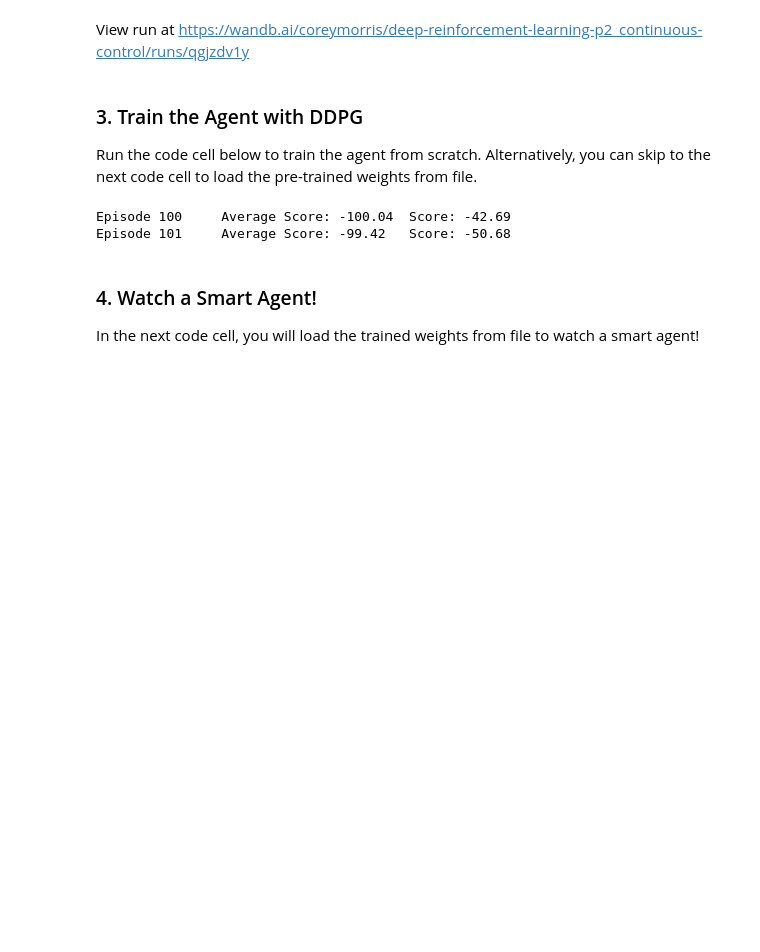
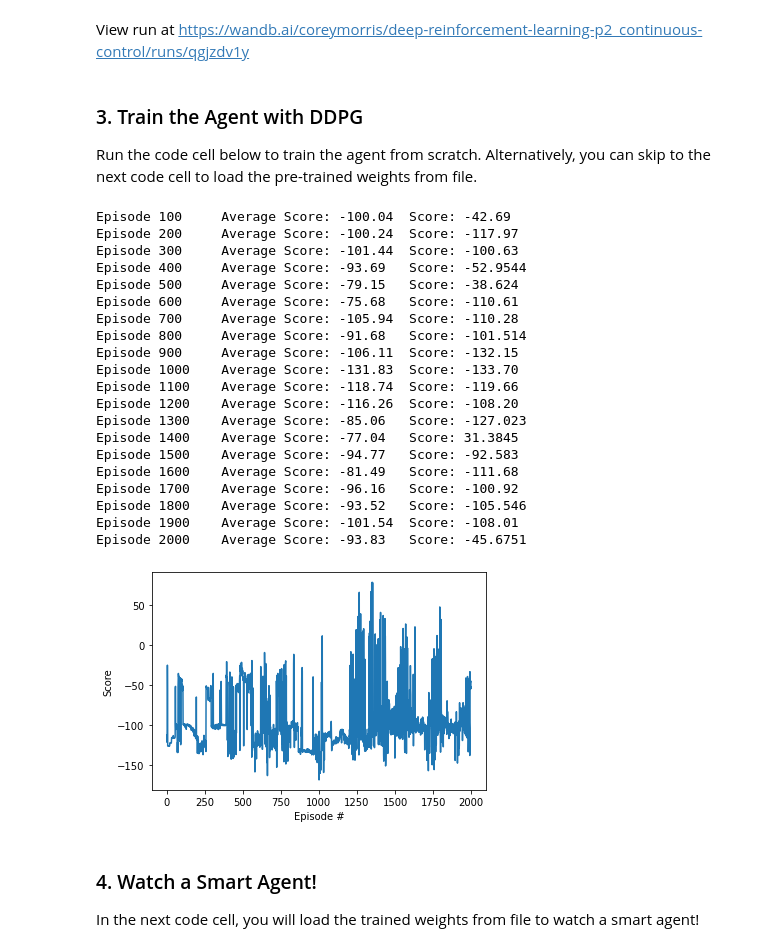
Before and after one commit to c1505/deep-reinforcement-learning, a Jupyter notebook: p2_continuous-control/DDPG.ipynb, the cells around one changed output. Saved outputs shown, nothing was run; the diff lists cells and outputs as text; code cells hidden in the pictures; blank space fills up the shorter version.

```diff
--- a/p2_continuous-control/DDPG.ipynb
+++ b/p2_continuous-control/DDPG.ipynb
@@ -42,36 +42,55 @@ def ddpg(n_episodes=2000, max_t=700):
         agent.reset()
         score = 0
         for t in range(max_t):
             action = agent.act(state)
             next_state, reward, done, _ = env.step(action)
             agent.step(state, action, reward, next_state, done)
             state = next_state
             score += reward
             if done:
                 break
-        agent.log({"score": score})
-        agent.log({"Average Score over last 100 Episodes": np.mean(scores_deque)})
+        agent.log_to_wandb({"score": score})
+        agent.log_to_wandb({"Average Score over last 100 Episodes": np.mean(scores_deque)})
         scores_deque.append(score)
         scores.append(score)
         # wandb.log({"Average Score over last 100 Episodes": np.mean(scores_deque)})
         print('\rEpisode {}\tAverage Score: {:.2f}\tScore: {:.2f}'.format(i_episode, np.mean(scores_deque), score), end="")
         if i_episode % 100 == 0:
             torch.save(agent.actor_local.state_dict(), 'checkpoint_actor.pth')
             torch.save(agent.critic_local.state_dict(), 'checkpoint_critic.pth')
             print('\rEpisode {}\tAverage Score: {:.2f}'.format(i_episode, np.mean(scores_deque)))
     return scores
 
 scores = ddpg()
 
 fig = plt.figure()
 ax = fig.add_subplot(111)
 plt.plot(np.arange(1, len(scores)+1), scores)
 plt.ylabel('Score')
 plt.xlabel('Episode #')
 plt.show()
 # %% [output]
 Episode 100     Average Score: -100.04  Score: -42.69
-Episode 101     Average Score: -99.42   Score: -50.68
+Episode 200     Average Score: -100.24  Score: -117.97
+Episode 300     Average Score: -101.44  Score: -100.63
+Episode 400     Average Score: -93.69   Score: -52.9544
+Episode 500     Average Score: -79.15   Score: -38.624
+Episode 600     Average Score: -75.68   Score: -110.61
+Episode 700     Average Score: -105.94  Score: -110.28
+Episode 800     Average Score: -91.68   Score: -101.514
+Episode 900     Average Score: -106.11  Score: -132.15
+Episode 1000    Average Score: -131.83  Score: -133.70
+Episode 1100    Average Score: -118.74  Score: -119.66
+Episode 1200    Average Score: -116.26  Score: -108.20
+Episode 1300    Average Score: -85.06   Score: -127.023
+Episode 1400    Average Score: -77.04   Score: 31.3845
+Episode 1500    Average Score: -94.77   Score: -92.583
+Episode 1600    Average Score: -81.49   Score: -111.68
+Episode 1700    Average Score: -96.16   Score: -100.92
+Episode 1800    Average Score: -93.52   Score: -105.546
+Episode 1900    Average Score: -101.54  Score: -108.01
+Episode 2000    Average Score: -93.83   Score: -45.6751
+[figure, added]
 # %% [markdown]
 ### 4. Watch a Smart Agent!
 
```
Also changed, not shown: 2 other files.
